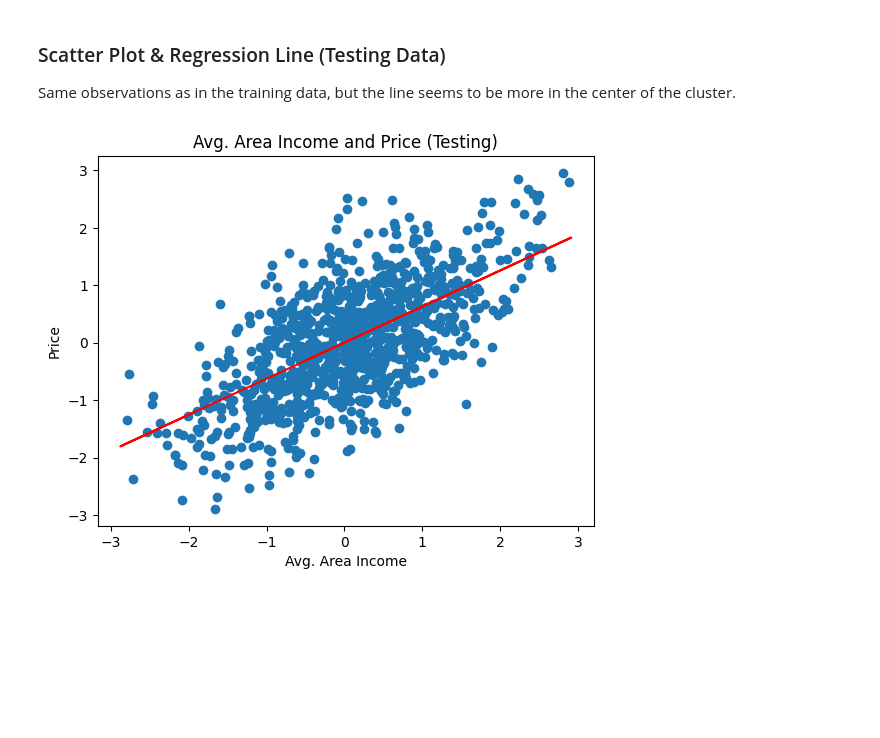
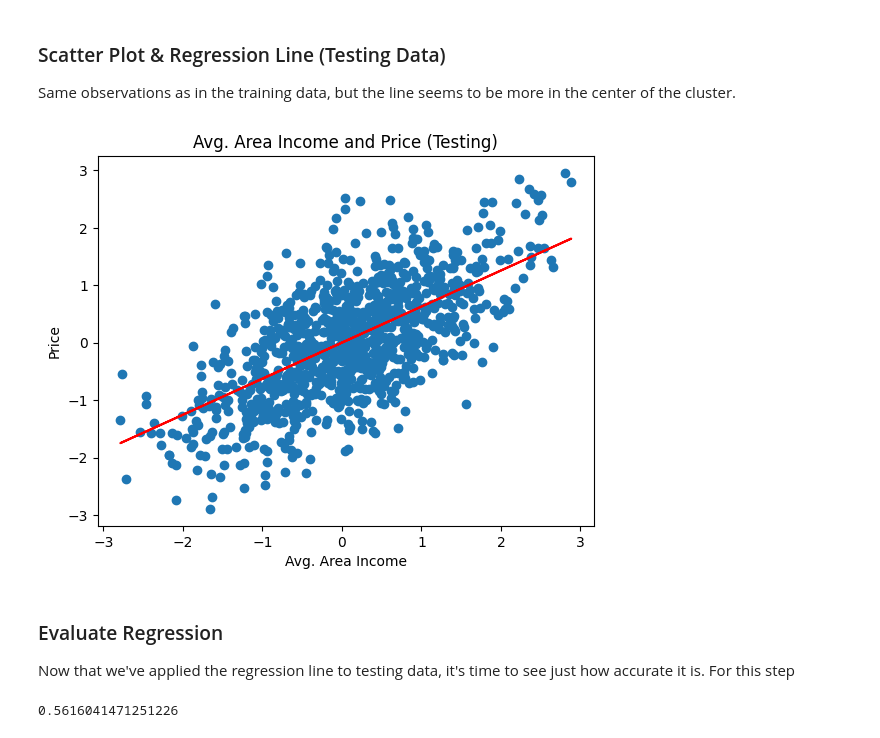
Before and after one commit to itspennyh/linear_regression_project, a Jupyter notebook: regression/simple_multi_regression.ipynb, the cells around one changed output. Drawn from its saved outputs; the diff is of its cells as text; code cells hidden in the pictures; blank space fills up the shorter version.

Commit message:
Testing data scatterplot now uses X_test and y_pred_test

```diff
--- a/regression/simple_multi_regression.ipynb
+++ b/regression/simple_multi_regression.ipynb
@@ -142,10 +142,20 @@ plt.show()
 Same observations as in the training data, but the line seems to be more in the center of the cluster.
 # %%
 plt.scatter(X_test, y_test)
-plt.plot(X_train, y_pred_train, color = 'red')
+plt.plot(X_test, y_pred_test, color = 'red')
 plt.title('Avg. Area Income and Price (Testing)')
 plt.xlabel('Avg. Area Income')
 plt.ylabel('Price')
 plt.show()
 # %% [output]
-[figure, old version]
+[figure, new version]
+# %% [markdown]
+### Evaluate Regression
+Now that we've applied the regression line to testing data, it's time to see just how accurate it is. For this step
+# %%
+from sklearn.metrics import mean_squared_error
+
+mse = mean_squared_error(y_test, y_pred_test)
+print(mse)
+# %% [output]
+0.5616041471251226
```
